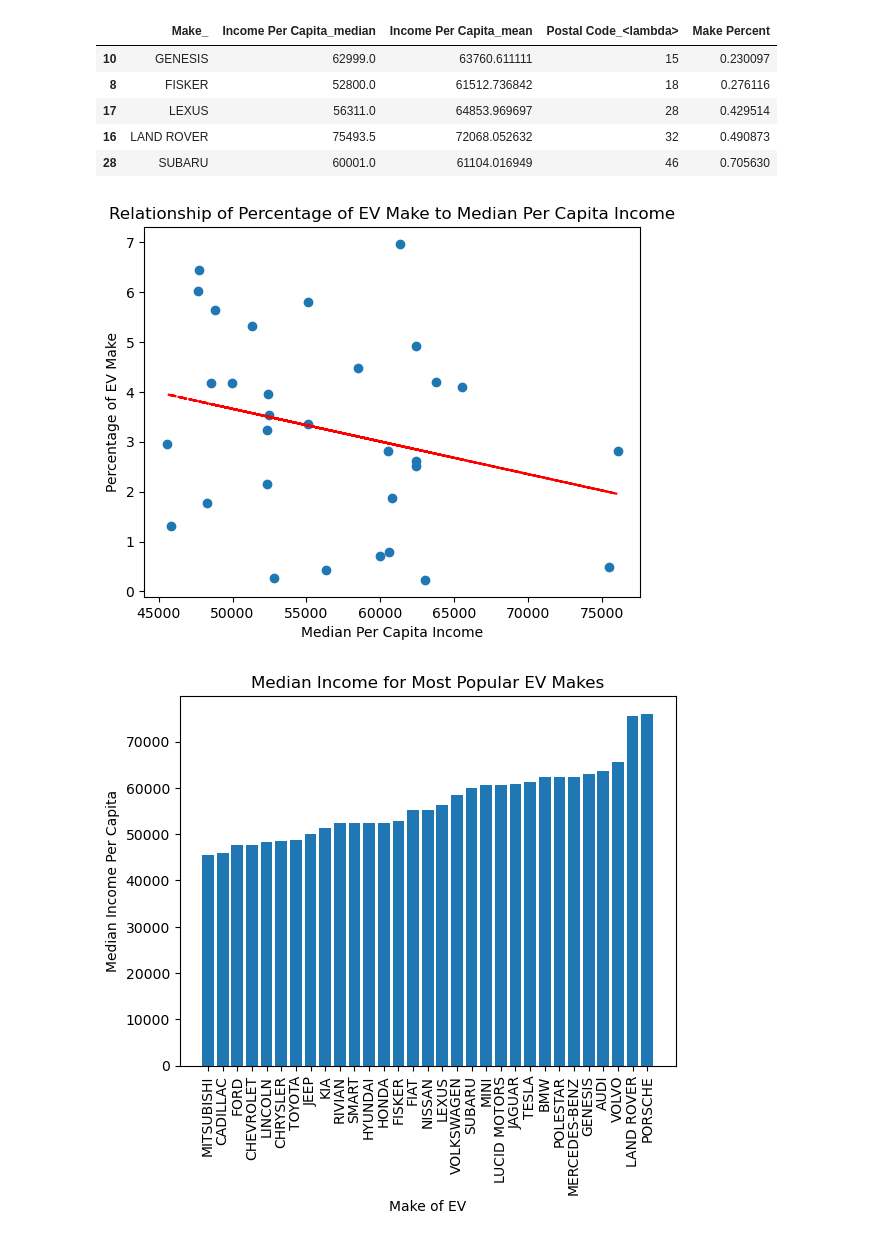
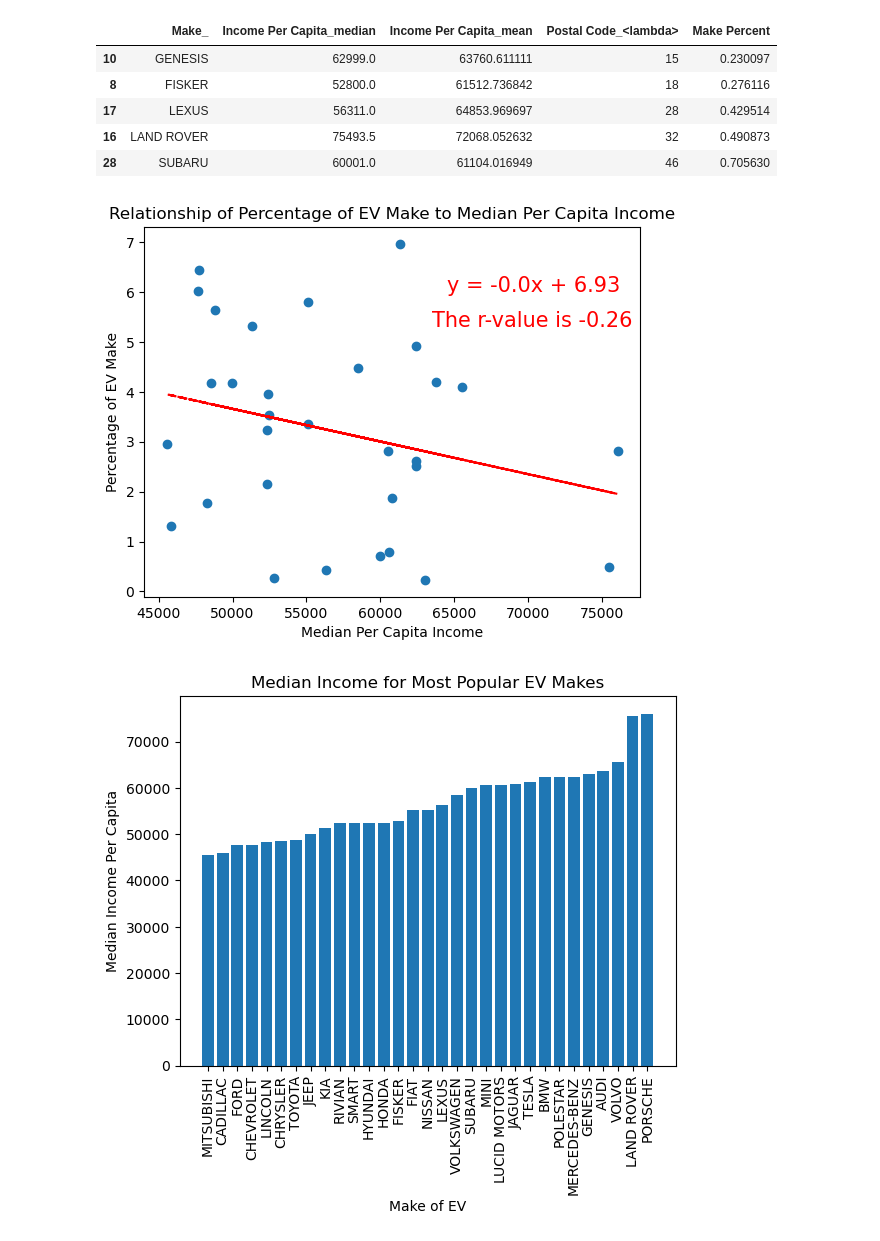
Before and after one commit to caelwillis/group-4-proj-1, a Jupyter notebook: visualizations.ipynb, the cells around one changed output. Saved outputs shown, nothing was run; the diff lists cells and outputs as text; code cells hidden in the pictures.

Commit message:
final visuals 4

```diff
--- a/visualizations.ipynb
+++ b/visualizations.ipynb
@@ -392,15 +317,25 @@ See the caveats in the documentation: https://pandas.pydata.org/pandas-docs/stab
 type_slp, type_int, type_r, type_p, type_stderr = stats.linregress(clean_ev_cen_filtered['Income Per Capita_median'],
                                                                   clean_ev_cen_filtered['Make Percent'])
 # %%
+x_values = clean_ev_cen_filtered['Income Per Capita_median']
+y_values = clean_ev_cen_filtered['Make Percent']
+slope = linregress(x_values, y_values)
+(slope, intercept, rvalue, pvalue, stderr) = linregress(x_values, y_values)
+regress_values = x_values * slope + intercept
+line_eq = 'y = ' + str(round(slope,2)) + 'x + ' + str(round(intercept,2))
+rvalue = str(round(rvalue, 2))
+
 plt.scatter(clean_ev_cen_filtered['Income Per Capita_median'], clean_ev_cen_filtered['Make Percent'])
 type_line = type_slp * clean_ev_cen_filtered['Income Per Capita_median'] + type_int
 plt.plot(clean_ev_cen_filtered['Income Per Capita_median'],type_line,'--',color='r')
+plt.annotate(line_eq,(64500,6), fontsize=15, color='red')
+plt.annotate(f'The r-value is {rvalue}',(63500,5.3), fontsize=15, color='red')
 plt.title('Relationship of Percentage of EV Make to Median Per Capita Income')
 plt.ylabel('Percentage of EV Make')
 plt.xlabel('Median Per Capita Income')
 plt.savefig('Graphs/EV-make-pc-Income-line')
 # %% [output]
-[figure, old version]
+[figure, new version]
 # %%
 clean_ev_cen_filtered = clean_ev_cen_filtered.sort_values(by='Income Per Capita_median')
 # %%
```
Also changed, not shown: parts of 17 cells of this notebook, 1 other file.
